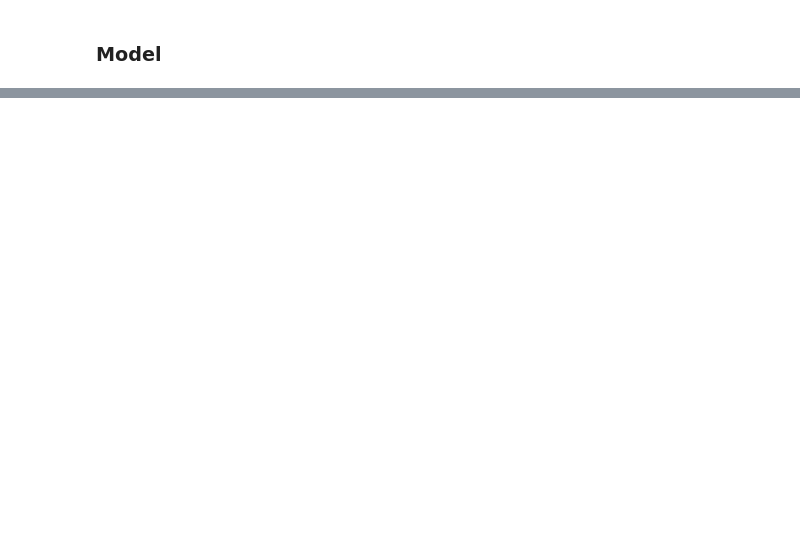
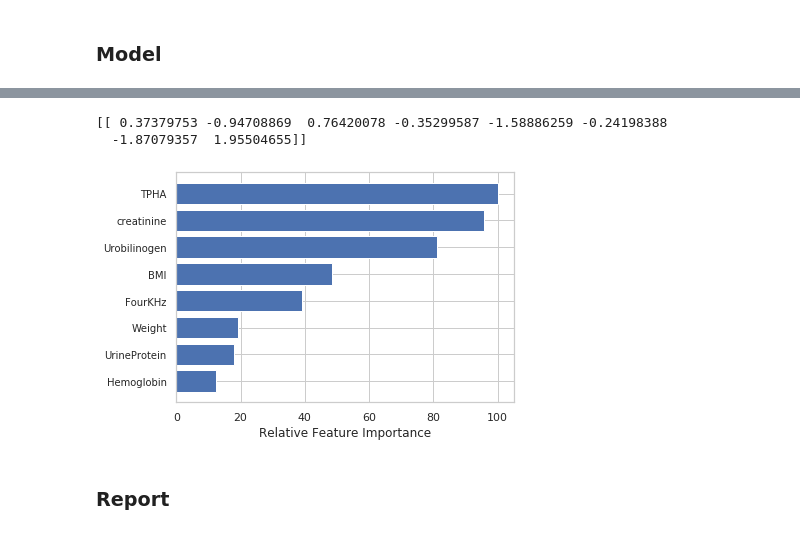
Before and after one commit to chaitalic07/Hands-on-challenge, a Jupyter notebook: ds_test.ipynb, the cells around one changed output, grey strips where cells are left out. Saved outputs shown, nothing was run; the diff lists cells and outputs as text; code cells hidden in the pictures; blank space fills up the shorter version.

```diff
--- a/ds_test.ipynb
+++ b/ds_test.ipynb
@@ -964,0 +277,13 @@ weighted avg       0.64      0.64      0.63        66
+# %%
+# p-value based feature elimination
+# eliminate any features with <= 0.08 p-value
+col = result.pvalues[:].astype(float) <= 0.08
+keep_col = col.index[col.values == True].tolist()
+
+X=os_data_X[keep_col]
+y=os_data_y['Label']
+
+import statsmodels.api as sm
+logit_model=sm.Logit(y,X)
+result=logit_model.fit()
+print(result.summary2())
@@ -964,0 +384,24 @@ weighted avg       0.64      0.64      0.63        66
+# %%
+# visualize feature importance
+print(logreg.coef_)
+
+feature_importance = abs(logreg.coef_[0])
+feature_importance = 100.0 * (feature_importance / feature_importance.max())
+sorted_idx = np.argsort(feature_importance)
+pos = np.arange(sorted_idx.shape[0]) + .5
+
+fig = plt.figure()
+ax = fig.add_subplot(1, 1, 1)
+ax.barh(pos, feature_importance[sorted_idx], align='center')
+ax.set_yticks(pos)
+ax.set_yticklabels(np.array(X.columns)[sorted_idx], fontsize=10)
+ax.set_xlabel('Relative Feature Importance')
+
+plt.tight_layout()
+plt.show()
+# %% [output]
+[[ 0.37379753 -0.94708869  0.76420078 -0.35299587 -1.58886259 -0.24198388
+  -1.87079357  1.95504655]]
+[figure, added]
+# %% [markdown]
+### Report
```
Also changed, not shown: parts of 113 cells of this notebook.
